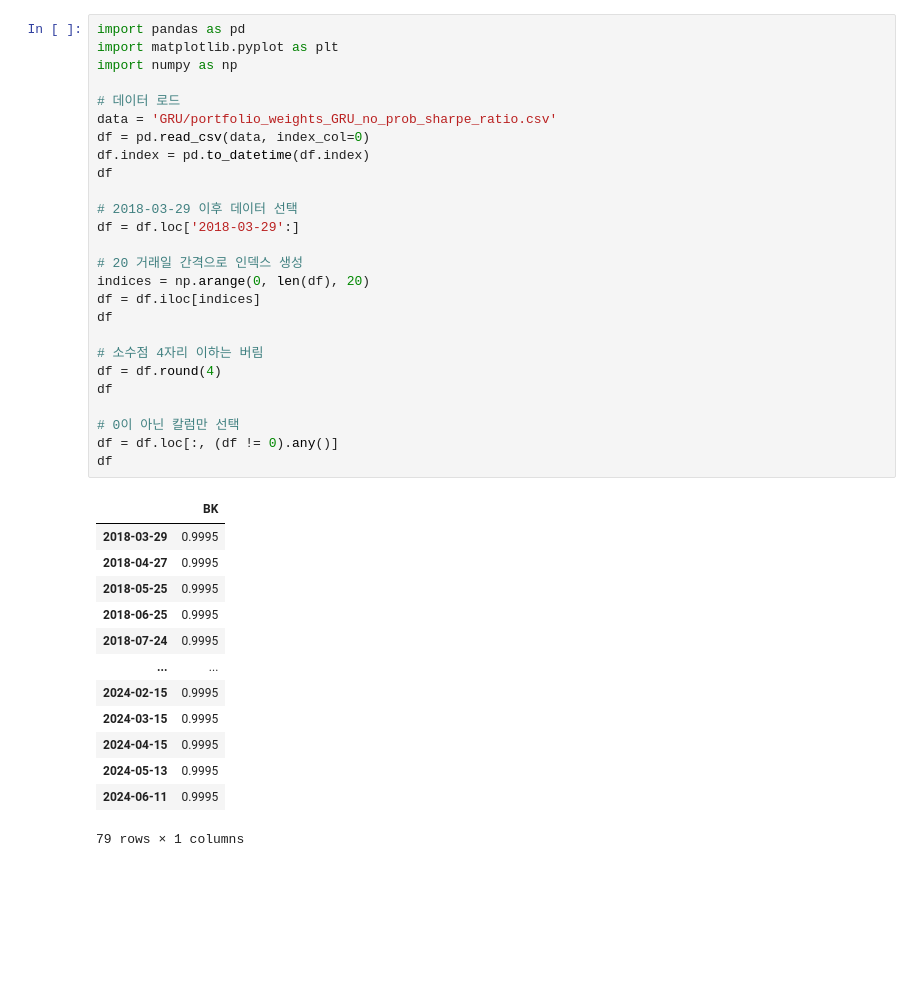
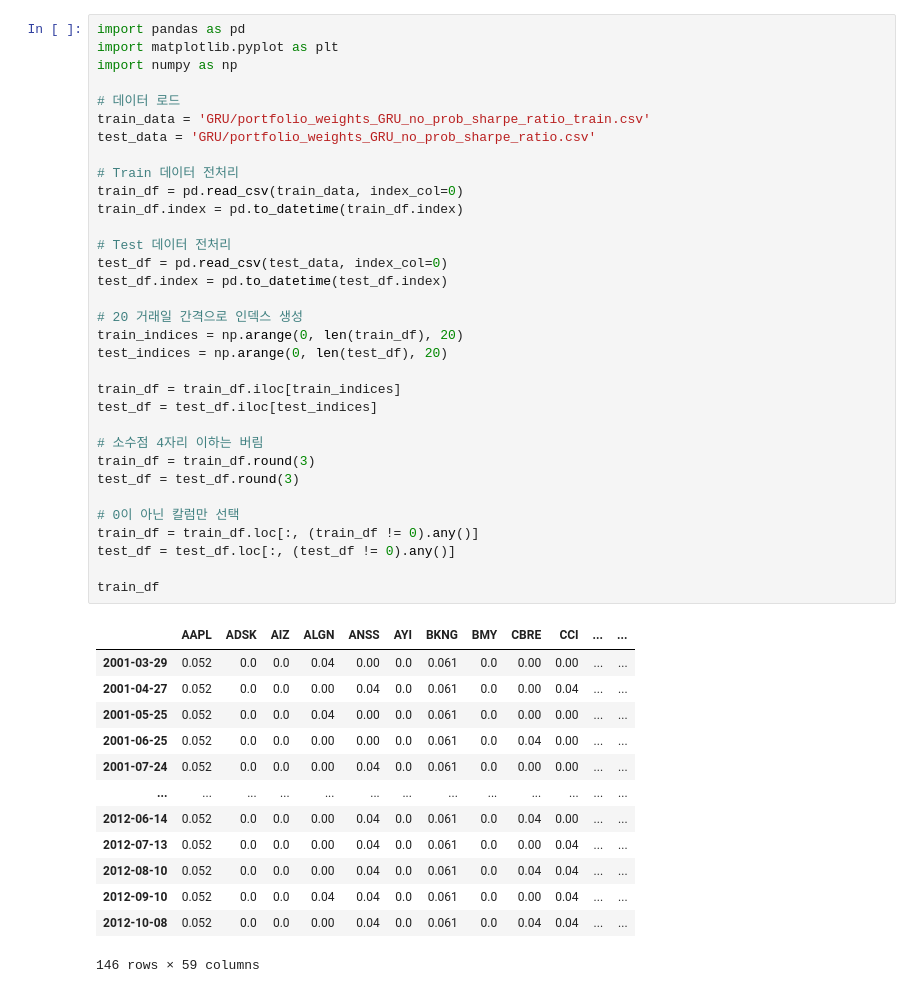
Before and after one commit to ChoiInYeol/ChartPortfolio, a Jupyter notebook: TS_Model/Result/test.ipynb, the cells around one changed output. Cells and saved outputs as stored; diff of their text form; blank space fills up the shorter version.

```diff
--- a/TS_Model/Result/test.ipynb
+++ b/TS_Model/Result/test.ipynb
@@ -1,40 +1,47 @@
 # %%
 import pandas as pd
 import matplotlib.pyplot as plt
 import numpy as np
 
 # 데이터 로드
-data = 'GRU/portfolio_weights_GRU_no_prob_sharpe_ratio.csv'
-df = pd.read_csv(data, index_col=0)
-df.index = pd.to_datetime(df.index)
-df
+train_data = 'GRU/portfolio_weights_GRU_no_prob_sharpe_ratio_train.csv'
+test_data = 'GRU/portfolio_weights_GRU_no_prob_sharpe_ratio.csv'
 
-# 2018-03-29 이후 데이터 선택
-df = df.loc['2018-03-29':]
+# Train 데이터 전처리
+train_df = pd.read_csv(train_data, index_col=0)
+train_df.index = pd.to_datetime(train_df.index)
+
+# Test 데이터 전처리
+test_df = pd.read_csv(test_data, index_col=0)
+test_df.index = pd.to_datetime(test_df.index)
 
 # 20 거래일 간격으로 인덱스 생성
-indices = np.arange(0, len(df), 20)
-df = df.iloc[indices]
-df
+train_indices = np.arange(0, len(train_df), 20)
+test_indices = np.arange(0, len(test_df), 20)
+
+train_df = train_df.iloc[train_indices]
+test_df = test_df.iloc[test_indices]
 
 # 소수점 4자리 이하는 버림
-df = df.round(4)
-df
+train_df = train_df.round(3)
+test_df = test_df.round(3)
 
 # 0이 아닌 칼럼만 선택
-df = df.loc[:, (df != 0).any()]
-df
+train_df = train_df.loc[:, (train_df != 0).any()]
+test_df = test_df.loc[:, (test_df != 0).any()]
+
+train_df
 # %% [output]
-|  | BK |
-| 2018-03-29 | 0.9995 |
-| 2018-04-27 | 0.9995 |
-| 2018-05-25 | 0.9995 |
-| 2018-06-25 | 0.9995 |
-| 2018-07-24 | 0.9995 |
-| ... | ... |
-| 2024-02-15 | 0.9995 |
-| 2024-03-15 | 0.9995 |
-| 2024-04-15 | 0.9995 |
-| 2024-05-13 | 0.9995 |
-| 2024-06-11 | 0.9995 |
+|  | AAPL | ADSK | AIZ | ALGN | ANSS | AYI | BKNG | BMY | CBRE | CCI | ... | ... |
+| 2001-03-29 | 0.052 | 0.0 | 0.0 | 0.04 | 0.00 | 0.0 | 0.061 | 0.0 | 0.00 | 0.00 | ... | ... |
+| 2001-04-27 | 0.052 | 0.0 | 0.0 | 0.00 | 0.04 | 0.0 | 0.061 | 0.0 | 0.00 | 0.04 | ... | ... |
+| 2001-05-25 | 0.052 | 0.0 | 0.0 | 0.04 | 0.00 | 0.0 | 0.061 | 0.0 | 0.00 | 0.00 | ... | ... |
+| 2001-06-25 | 0.052 | 0.0 | 0.0 | 0.00 | 0.00 | 0.0 | 0.061 | 0.0 | 0.04 | 0.00 | ... | ... |
+| 2001-07-24 | 0.052 | 0.0 | 0.0 | 0.00 | 0.04 | 0.0 | 0.061 | 0.0 | 0.00 | 0.00 | ... | ... |
+| ... | ... | ... | ... | ... | ... | ... | ... | ... | ... | ... | ... | ... |
+| 2012-06-14 | 0.052 | 0.0 | 0.0 | 0.00 | 0.04 | 0.0 | 0.061 | 0.0 | 0.04 | 0.00 | ... | ... |
+| 2012-07-13 | 0.052 | 0.0 | 0.0 | 0.00 | 0.04 | 0.0 | 0.061 | 0.0 | 0.00 | 0.04 | ... | ... |
+| 2012-08-10 | 0.052 | 0.0 | 0.0 | 0.00 | 0.04 | 0.0 | 0.061 | 0.0 | 0.04 | 0.04 | ... | ... |
+| 2012-09-10 | 0.052 | 0.0 | 0.0 | 0.04 | 0.04 | 0.0 | 0.061 | 0.0 | 0.00 | 0.04 | ... | ... |
+| 2012-10-08 | 0.052 | 0.0 | 0.0 | 0.00 | 0.04 | 0.0 | 0.061 | 0.0 | 0.04 | 0.04 | ... | ... |
-79 rows × 1 columns
+146 rows × 59 columns
```
Also changed, not shown: parts of 4 cells of this notebook, 6 other files.
